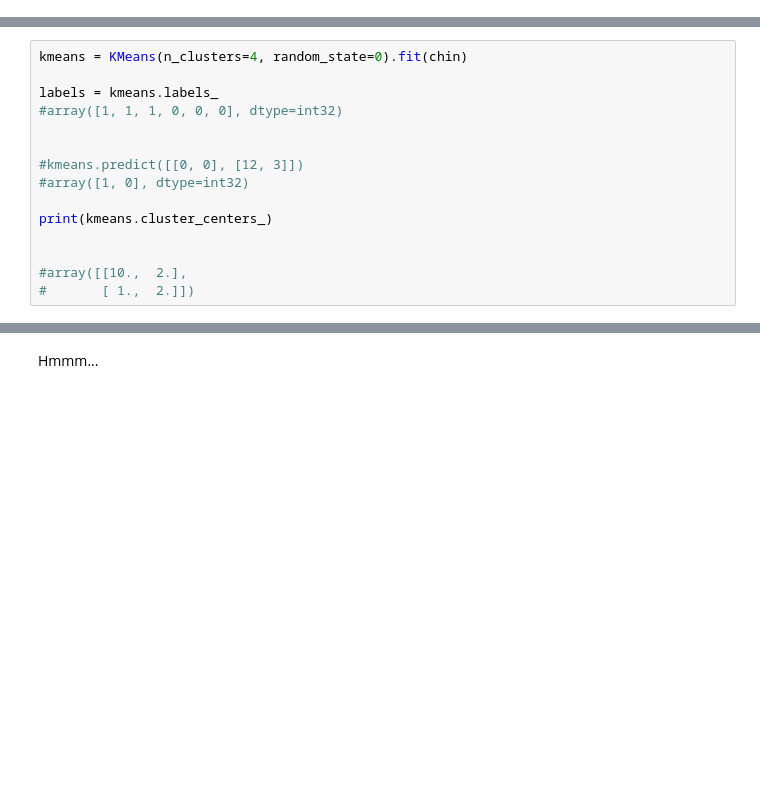
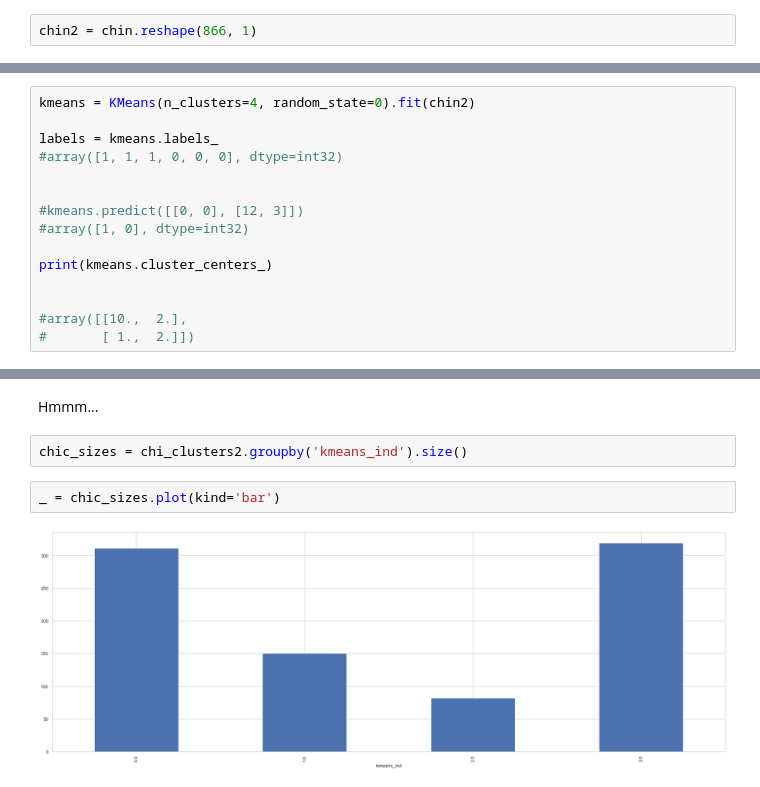
Before and after one commit to fiiion/GISIII_Final_Project, a Jupyter notebook: pysal_inc_clustering/inc_clustering_with_pysal.ipynb, the cells around one changed output, grey strips where cells are left out. Saved outputs shown, nothing was run; the diff lists cells and outputs as text; blank space fills up the shorter version.

```diff
--- a/pysal_inc_clustering/inc_clustering_with_pysal.ipynb
+++ b/pysal_inc_clustering/inc_clustering_with_pysal.ipynb
@@ -239,0 +237,2 @@ labels =
+# %%
+chin2 = chin.reshape(866, 1)
@@ -240,5 +241,5 @@ labels =
 # %%
-kmeans = KMeans(n_clusters=4, random_state=0).fit(chin)
+kmeans = KMeans(n_clusters=4, random_state=0).fit(chin2)
 
 labels = kmeans.labels_
 #array([1, 1, 1, 0, 0, 0], dtype=int32)
@@ -282,3 +278,9 @@ chi_clusters2.plot(column='kmeans_ind', cmap='Blues', linewidth=0.8, ax=ax, edge
 [figure]
 # %% [markdown]
 Hmmm...
+# %%
+chic_sizes = chi_clusters2.groupby('kmeans_ind').size()
+# %%
+_ = chic_sizes.plot(kind='bar')
+# %% [output]
+[figure, added]
```
Also changed, not shown: parts of 10 cells of this notebook.
